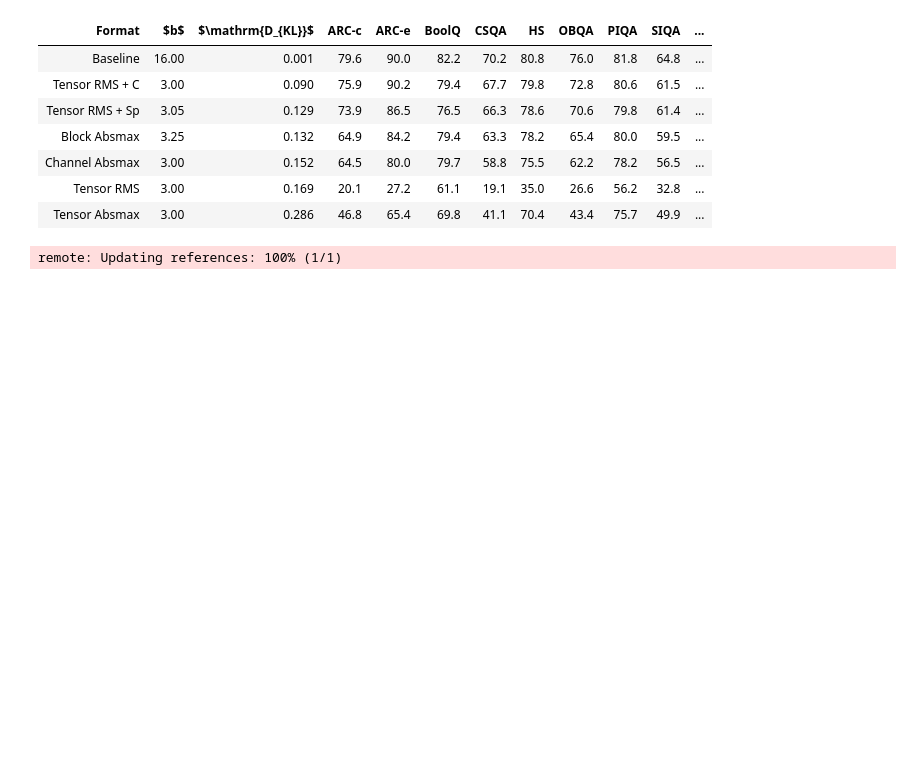
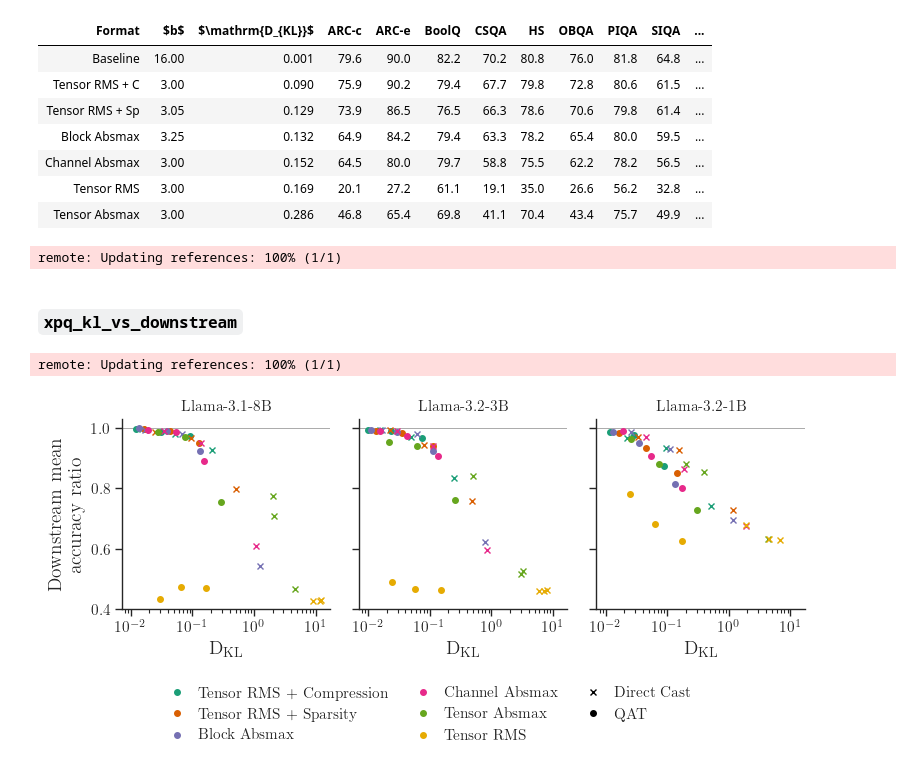
Before and after one commit to graphcore-research/optimal-weight-formats, a Jupyter notebook: paper/QAT.ipynb, the cells around one changed output. Drawn from its saved outputs; the diff is of its cells as text; code cells hidden in the pictures; blank space fills up the shorter version.

Commit message:
Add downstream/KL correlation figure

```diff
--- a/paper/QAT.ipynb
+++ b/paper/QAT.ipynb
@@ -269,3 +254,41 @@ remote: Updating references: 100% (1/1)
 | Tensor RMS | 3.00 | 0.169 | 20.1 | 27.2 | 61.1 | 19.1 | 35.0 | 26.6 | 56.2 | 32.8 | ... |
 | Tensor Absmax | 3.00 | 0.286 | 46.8 | 65.4 | 69.8 | 41.1 | 70.4 | 43.4 | 75.7 | 49.9 | ... |
 remote: Updating references: 100% (1/1)
+# %% [markdown]
+### `xpq_kl_vs_downstream`
+# %%
+figw, figh = matplotlib.rcParams["figure.figsize"]
+_, axs = plt.subplots(nrows=1, ncols=3, sharey=True, sharex=True)
+
+common_args = dict(ms=4, lw=0)
+formats = [
+    (fmt, dict(label=fmt, color=color))
+    for fmt, color in zip(df.fmt.dropna().unique(), plot_utils.PALETTE)
+]
+methods = [
+    ("direct-cast", dict(marker="x", label="Direct Cast")),
+    ("qat-v2", dict(marker="o", label="QAT")),
+]
+
+for model, ax in zip(["Llama-3.1-8B", "Llama-3.2-3B", "Llama-3.2-1B"], axs):
+    for fmt, fmt_args in formats:
+        for tag, tag_args in methods:
+            d = df[(df.model == model) & (df.fmt == fmt) & (df.tag == tag)]
+            ax.plot(d.valid_kl, d.downstream_mean_ratio, **common_args,
+                       **plot_utils.drop_label(tag_args), **plot_utils.drop_label(fmt_args))
+    ax.set_title(model)
+    ax.set_xlabel("kl_div")
+    ax.axhline(1, color="#888", zorder=-1, lw=0.5)
+
+plot_utils.set_figure_legend(axs[0].figure, build=[
+    *(dict(marker="o", **common_args, **args) for _, args in formats),
+    *(dict(**common_args, **args) for _, args in methods),
+], bbox_to_anchor=(0.0, 0.02, 1.0, 0), loc="upper center", ncols=3, columnspacing=1.25, handletextpad=0.4)
+axs[0].set_xscale("log")
+axs[0].set_xticks([0.01, 0.1, 1, 10])
+axs[0].set_ylabel("Downstream mean\naccuracy ratio")
+plot_utils.tidy(axs[0].figure)
+plot_utils.save("xpq_kl_vs_downstream")
+# %% [output]
+remote: Updating references: 100% (1/1)
+[figure, added]
```
Also changed, not shown: parts of 4 cells of this notebook.
